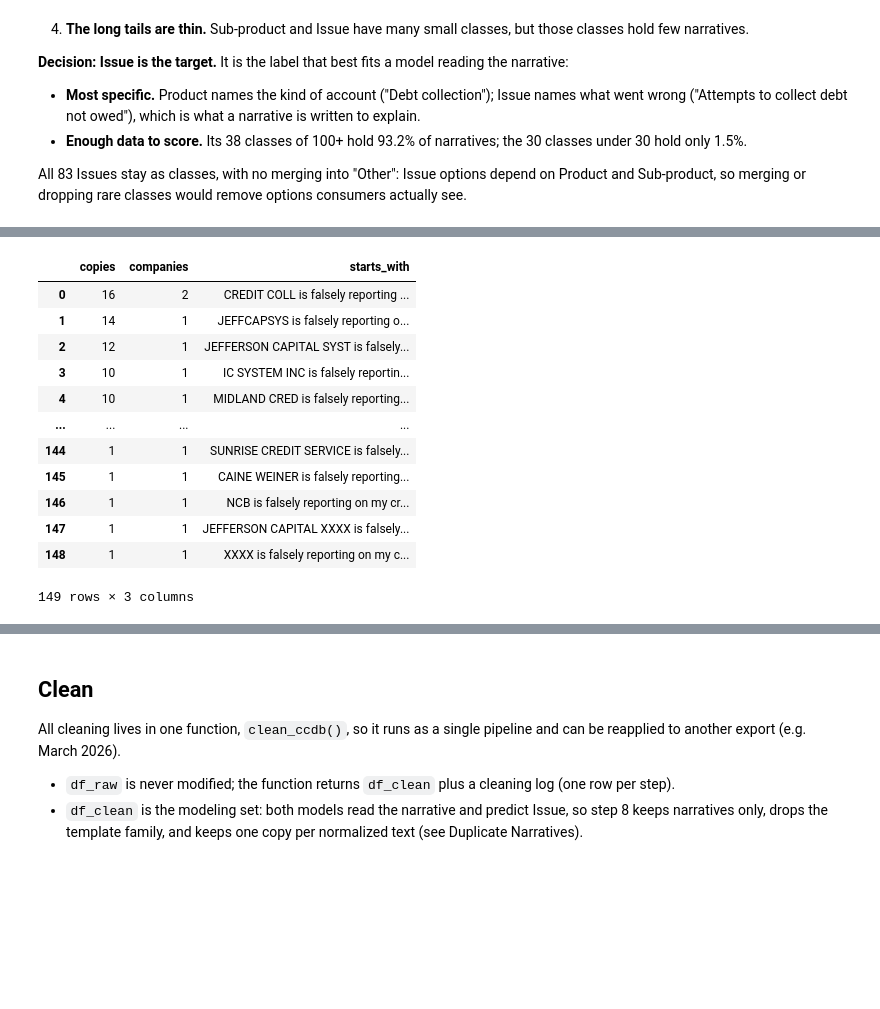
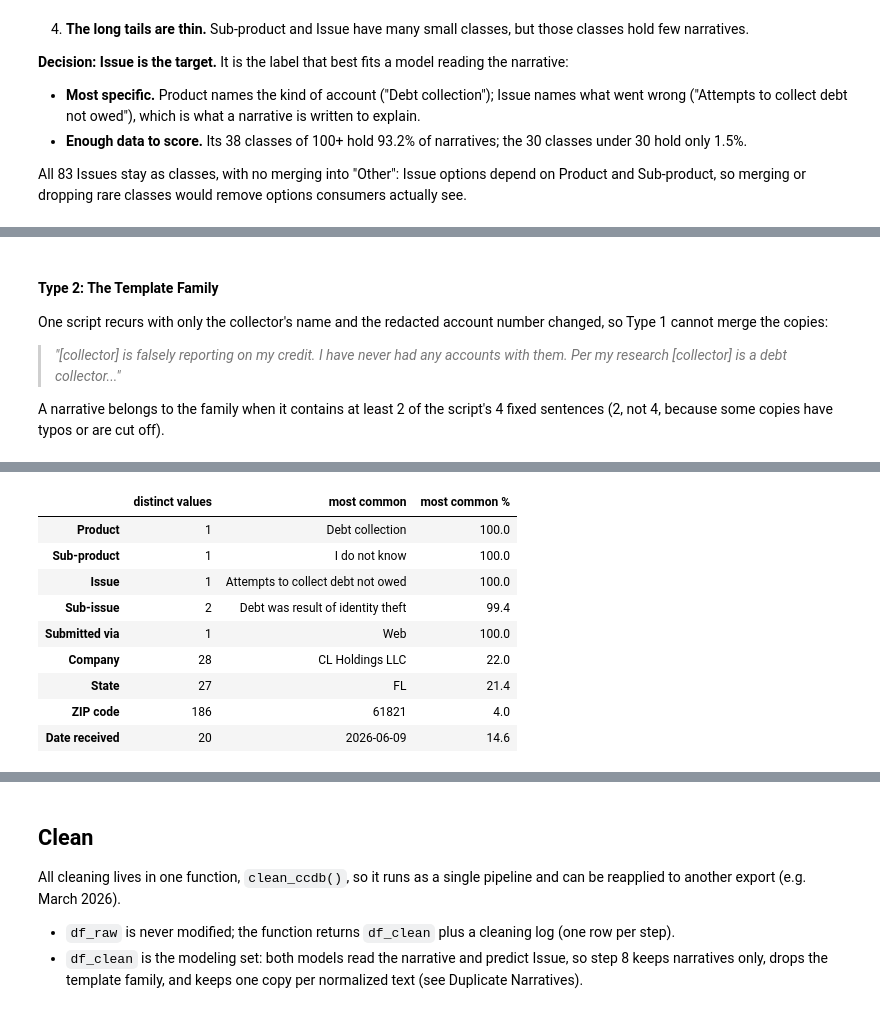
Before and after one commit to wynnther-triho/INFO-4340-Final-Project-CCDB, a Jupyter notebook: notebooks/final_project.ipynb, the cells around one changed output, grey strips where cells are left out. Cells and saved outputs as stored; diff of their text form; code cells hidden in the pictures; blank space fills up the shorter version.

```diff
--- a/notebooks/final_project.ipynb
+++ b/notebooks/final_project.ipynb
@@ -1113,9 +949,14 @@ Shortest repeated keys (shortest of 329):
+# %% [markdown]
+#### Type 2: The Template Family
+
+One script recurs with only the collector's name and the redacted account number changed, so Type 1 cannot merge the copies:
+
+> *"[collector] is falsely reporting on my credit. I have never had any accounts with them. Per my research [collector] is a debt collector..."*
+
+A narrative belongs to the family when it contains at least 2 of the script's 4 fixed sentences (2, not 4, because some copies have typos or are cut off).
 # %%
-# --- Explore: the template family, read in full -------------------------------
-# One script recurs with only the collector's name and the redacted account number changed, so normalizing
-# alone cannot merge the copies. A narrative is in the family when it contains at least TEMPLATE_MIN_HITS of
-# the script's fixed sentences. Clean step 8 reuses these definitions.
-
+# --- Duplicates, Type 2: the template family -------------------------------
+# Clean step 8 reuses these definitions.
 # The script's four fixed sentences, in comparison-key form (lowercase, no punctuation)
 TEMPLATE_SIGNATURES = [
     "is falsely reporting on my credit i have never had any accounts with them",
@@ -1134,32 +975,27 @@ def template_signature_hits(key: pd.Series) -> pd.Series:
 template_hits = template_signature_hits(narr_key)
 is_template = template_hits >= TEMPLATE_MIN_HITS
 family_rows = df_narrative[is_template]
-family = variants.loc[narr_key[is_template].unique()].sort_values("copies", ascending=False)
-partial = template_hits.between(1, TEMPLATE_MIN_HITS - 1)
+n_partial = int(template_hits.between(1, TEMPLATE_MIN_HITS - 1).sum())
 
 results = [
-    check("family found", len(family) > 0, f"(narratives: {len(family):,}, complaints: {len(family_rows):,})"),
-    check("family rows match the key counts", len(family_rows) == family["copies"].sum(),
-          f"(expected {family['copies'].sum():,}, actual {len(family_rows):,})"),
-    check("no partial matches below the threshold", not partial.any(), f"(expected 0, actual {partial.sum():,})"),
+    check("family found", is_template.any(),
+          f"({len(family_rows):,} complaints, {narr_key[is_template].nunique():,} different texts after normalizing)"),
+    check("no narrative sits just below the threshold", n_partial == 0, f"(expected 0, actual {n_partial:,})"),
 ]
 assert all(results), "A template-family check failed; see the FAIL lines above"
+print("Fixed sentences matched per complaint:", template_hits[is_template].value_counts().sort_index().to_dict())
 
-print(f"\n{len(family):,} different narratives (after normalizing) follow the template, covering "
-      f"{len(family_rows):,} complaints ({100 * len(family_rows) / len(df_narrative):.1f}% of narratives)")
-print("Template sentences matched per family narrative:", template_hits[is_template].value_counts().sort_index().to_dict())
-print(f"Repeated (2+ copies): {(family['copies'] > 1).sum():,} narratives | single copy: {(family['copies'] == 1).sum():,}\n")
+# Two copies: the same script with a different collector's name
+print()
+for key in narr_key[is_template].value_counts().index[:2]:
+    print(textwrap.fill(texts[narr_key == key].iloc[0], width=110), "\n")
 
-# The 10 most-copied narratives in full, then every family narrative in one table
-for n, key in enumerate(family.index[:10], start=1):
-    rows = family_rows[narr_key.loc[family_rows.index] == key]
-    print(f"--- Narrative {n}: {len(rows):,} copies | {rows['Company'].nunique():,} companies | "
-          f"Issue: {', '.join(rows['Issue'].unique())} | {len(rows[NARRATIVE_COL].iloc[0]):,} chars")
-    print(textwrap.fill(rows[NARRATIVE_COL].iloc[0], width=110), "\n")
-
-family_table = family.assign(
-    companies=family_rows.groupby(narr_key.loc[family_rows.index])["Company"].nunique(),
-    starts_with=[df_narrative.loc[narr_key == k, NARRATIVE_COL].iloc[0][:60] for k in family.index],
-).reset_index(drop=True)
-display(family_table[["copies", "companies", "starts_with"]])
+# Same labels, different filers
+cols = ["Product", "Sub-product", "Issue", "Sub-issue", "Submitted via", "Company", "State", "ZIP code", "Date received"]
+family_profile = pd.DataFrame({
+    "distinct values": family_rows[cols].nunique(),
+    "most common": family_rows[cols].mode().iloc[0],
+    "most common %": (100 * family_rows[cols].apply(lambda s: s.value_counts().iloc[0]) / len(family_rows)).round(1),
+})
+display(family_profile)
 # %% [output]
@@ -1181,15 +1013,12 @@ CREDENCE RM is a debt collector. They are falsely reporting on my credit!! Accou
 reporting to my credit file and is against my rights and fair credit act. Under U.S Code 1618d - Disclosure of
 investigation consumer report ; you are in violation.
-|  | copies | companies | starts_with |
-| 0 | 16 | 2 | CREDIT COLL is falsely reporting ... |
-| 1 | 14 | 1 | JEFFCAPSYS is falsely reporting o... |
-| 2 | 12 | 1 | JEFFERSON CAPITAL SYST is falsely... |
-| 3 | 10 | 1 | IC SYSTEM INC is falsely reportin... |
-| 4 | 10 | 1 | MIDLAND CRED is falsely reporting... |
-| ... | ... | ... | ... |
-| 144 | 1 | 1 | SUNRISE CREDIT SERVICE is falsely... |
-| 145 | 1 | 1 | CAINE WEINER is falsely reporting... |
-| 146 | 1 | 1 | NCB is falsely reporting on my cr... |
-| 147 | 1 | 1 | JEFFERSON CAPITAL XXXX is falsely... |
-| 148 | 1 | 1 | XXXX is falsely reporting on my c... |
+|  | distinct values | most common | most common % |
+| Product | 1 | Debt collection | 100.0 |
+| Sub-product | 1 | I do not know | 100.0 |
+| Issue | 1 | Attempts to collect debt not owed | 100.0 |
+| Sub-issue | 2 | Debt was result of identity theft | 99.4 |
+| Submitted via | 1 | Web | 100.0 |
+| Company | 28 | CL Holdings LLC | 22.0 |
+| State | 27 | FL | 21.4 |
+| ZIP code | 186 | 61821 | 4.0 |
+| Date received | 20 | 2026-06-09 | 14.6 |
-149 rows × 3 columns
```
Also changed, not shown: parts of 13 cells of this notebook.
